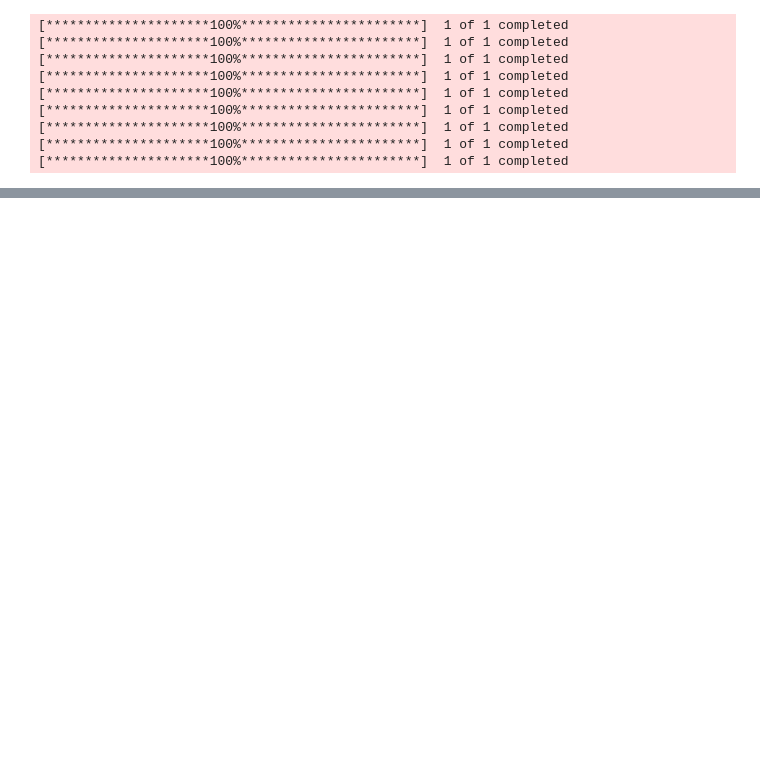
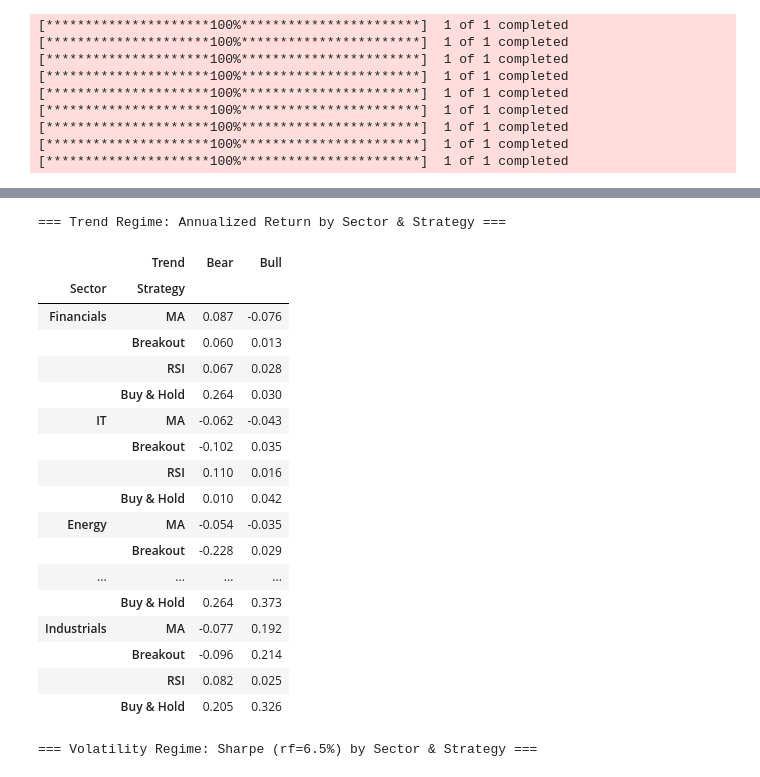
Before and after one commit to Abhiramalikatti21/Data_Analysis_pandas, a Jupyter notebook: MultiStategyComparison_&_PortfolioSystem.ipynb, the cells around one changed output, grey strips where cells are left out. Saved outputs shown, nothing was run; the diff lists cells and outputs as text; code cells hidden in the pictures; blank space fills up the shorter version.

Commit message:
added regime based analysis

```diff
--- a/MultiStategyComparison_&_PortfolioSystem.ipynb
+++ b/MultiStategyComparison_&_PortfolioSystem.ipynb
@@ -202,0 +335,18 @@ performance_report(signals['RELIANCE']['MA'], df3['Close'])
+# %%
+fee = 0.0025
+strat_ret = {}
+
+for stock, df in stocks.items():
+    close = df['Close']
+    daily_close_ret = close.pct_change()
+
+    for strat_name, sig in signals[stock].items():
+        net_ret = (
+            sig.shift(1) * daily_close_ret
+            - fee * sig.diff().shift(1).abs().fillna(0)
+        ).fillna(0)
+
+        strat_ret[(stock, strat_name)] = net_ret
+
+# Optional: combine into a single MultiIndex DataFrame (Dates x (Stock, Strategy))
+strat_ret_df = pd.DataFrame(strat_ret)
@@ -202,0 +453,51 @@ performance_report(signals['RELIANCE']['MA'], df3['Close'])
+# %%
+sector_map = {
+    "HDFCBANK": "Financials",
+    "TCS": "IT",
+    "RELIANCE": "Energy",
+    "SUNPHARMA": "Healthcare",
+    "HINDUNILVR": "FMCG",
+    "BHARTIARTL": "Telecom",
+    "M&M": "Auto",
+    "LT": "Industrials",
+}
+
+
+def group_by_sector(metric_df, sector_map):
+    df_t = metric_df.T.copy()
+    df_t['Sector'] = df_t.index.get_level_values('Stock').map(sector_map)
+    return df_t.groupby(['Sector', 'Strategy'], sort=False).mean().round(3)
+
+
+trend_sector_ret = group_by_sector(trend_res["ann_ret"], sector_map)
+trend_sector_sharpe = group_by_sector(trend_res["sharpe"], sector_map)
+
+vol_sector_ret = group_by_sector(vol_res["ann_ret"], sector_map)
+vol_sector_sharpe = group_by_sector(vol_res["sharpe"], sector_map)
+
+print("=== Trend Regime: Annualized Return by Sector & Strategy ===")
+display(trend_sector_ret)
+
+print("=== Volatility Regime: Sharpe (rf=6.5%) by Sector & Strategy ===")
+display(vol_sector_sharpe)
+# %% [output]
+=== Trend Regime: Annualized Return by Sector & Strategy ===
+|  | Trend | Bear | Bull |
+| Sector | Strategy |  |  |
+| Financials | MA | 0.087 | -0.076 |
+|  | Breakout | 0.060 | 0.013 |
+|  | RSI | 0.067 | 0.028 |
+|  | Buy & Hold | 0.264 | 0.030 |
+| IT | MA | -0.062 | -0.043 |
+|  | Breakout | -0.102 | 0.035 |
+|  | RSI | 0.110 | 0.016 |
+|  | Buy & Hold | 0.010 | 0.042 |
+| Energy | MA | -0.054 | -0.035 |
+|  | Breakout | -0.228 | 0.029 |
+| ... | ... | ... | ... |
+|  | Buy & Hold | 0.264 | 0.373 |
+| Industrials | MA | -0.077 | 0.192 |
+|  | Breakout | -0.096 | 0.214 |
+|  | RSI | 0.082 | 0.025 |
+|  | Buy & Hold | 0.205 | 0.326 |
+=== Volatility Regime: Sharpe (rf=6.5%) by Sector & Strategy ===
```
Also changed, not shown: parts of 13 cells of this notebook.
